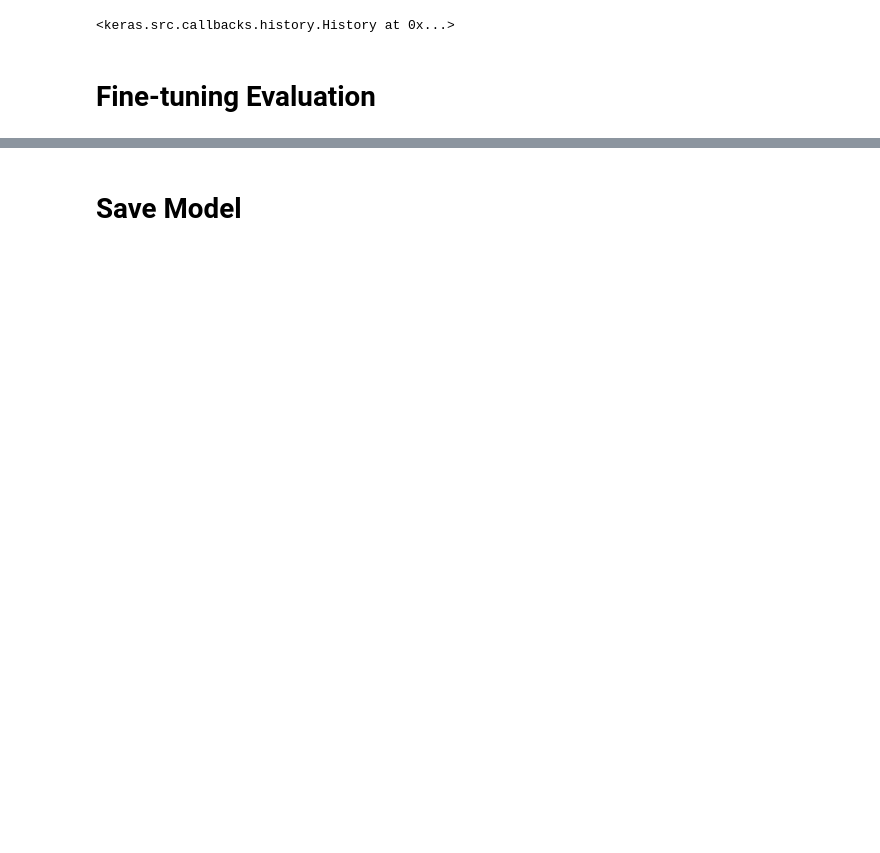
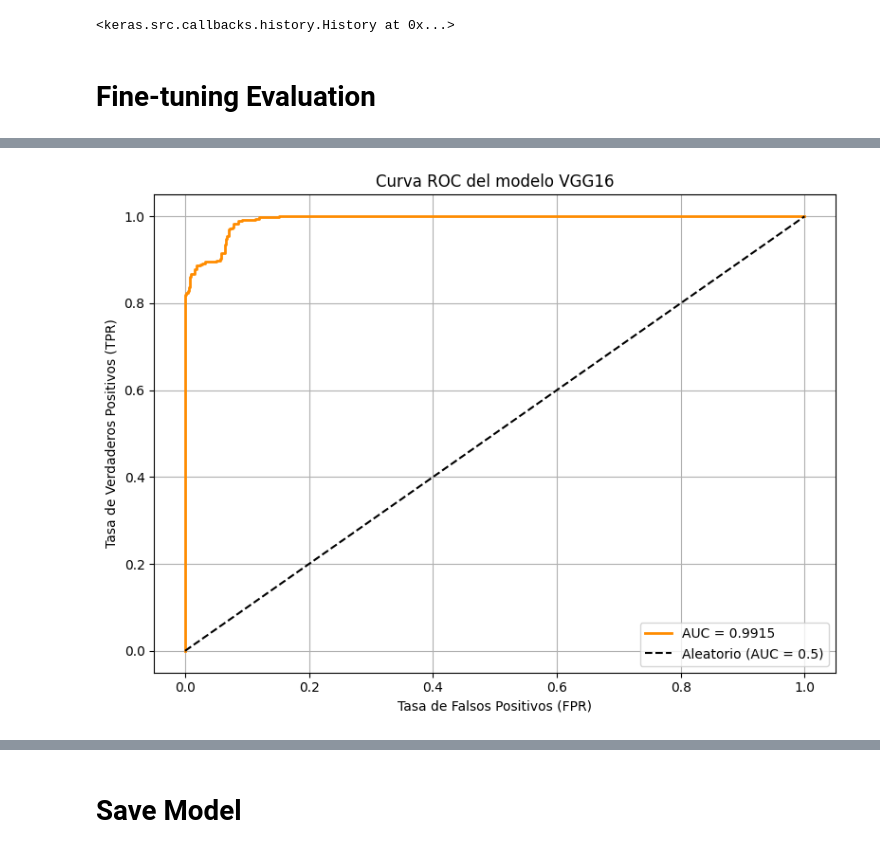
Before and after one commit to santiagoneusa/Breast-Cancer-Detection, a Jupyter notebook: model/VGG16_models_breast_cancer.ipynb, the cells around one changed output, grey strips where cells are left out. Drawn from its saved outputs; the diff is of its cells as text; code cells hidden in the pictures; blank space fills up the shorter version.

```diff
--- a/model/VGG16_models_breast_cancer.ipynb
+++ b/model/VGG16_models_breast_cancer.ipynb
@@ -394,4 +431,22 @@ print(classification_report(y_true, y_pred, target_names=['Benigno', 'Maligno'])
 weighted avg       0.94      0.93      0.93       900
+# %%
+y_scores = y_pred_probs[:, 1]
+
+fpr, tpr, thresholds = roc_curve(y_true, y_scores)
+auc_score = roc_auc_score(y_true, y_scores)
+
+plt.figure(figsize=(8,6))
+plt.plot(fpr, tpr, label=f'AUC = {auc_score:.4f}', color='darkorange', linewidth=2)
+plt.plot([0, 1], [0, 1], 'k--', label='Aleatorio (AUC = 0.5)')
+plt.xlabel('Tasa de Falsos Positivos (FPR)')
+plt.ylabel('Tasa de Verdaderos Positivos (TPR)')
+plt.title('Curva ROC del modelo VGG16')
+plt.legend(loc='lower right')
+plt.grid(True)
+plt.tight_layout()
+plt.show()
+# %% [output]
+[figure, added]
 # %%
 y_pred_probs_aug = VGG16_model_aug.predict(val_ds)
 y_pred_aug = np.argmax(y_pred_probs_aug, axis=1)
```
Also changed, not shown: parts of 13 cells of this notebook, 3 other files.
